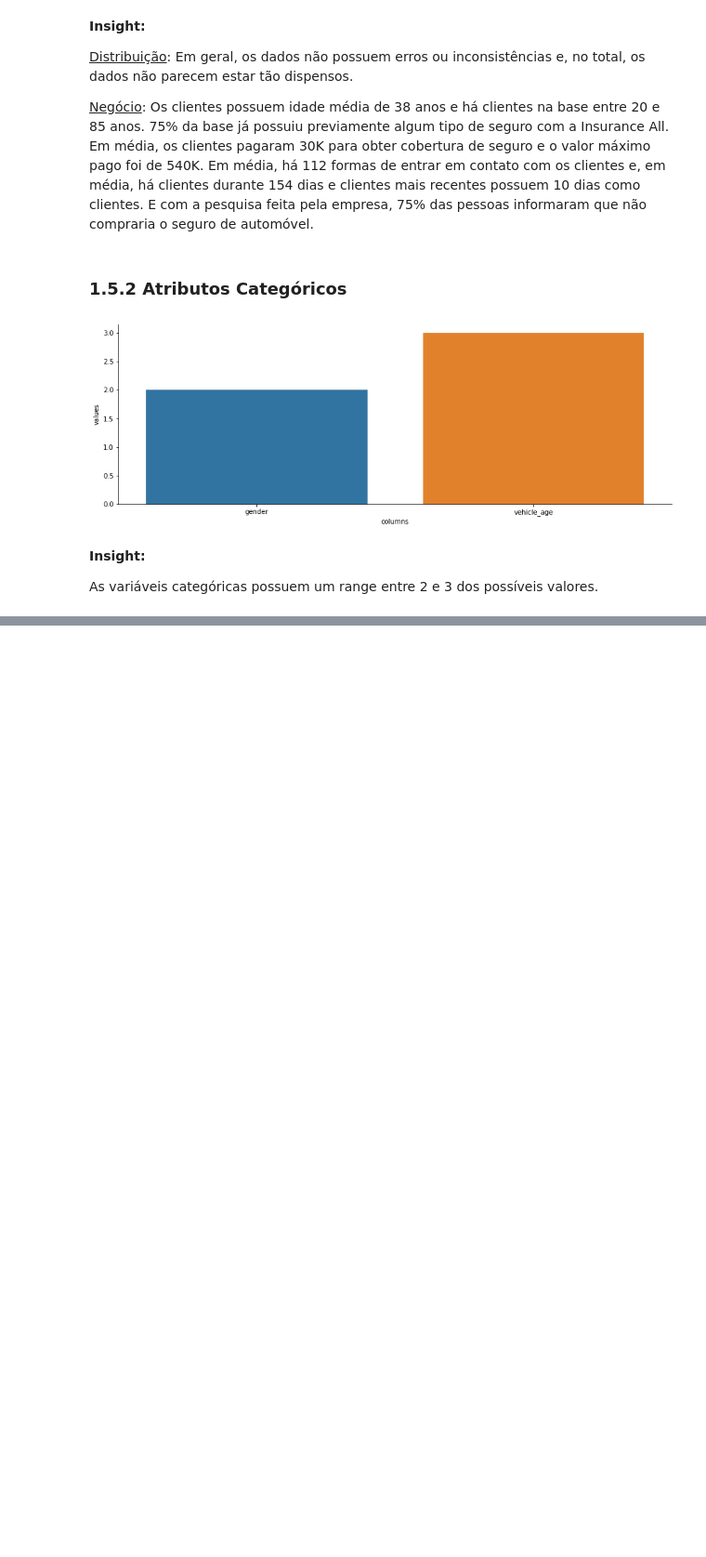
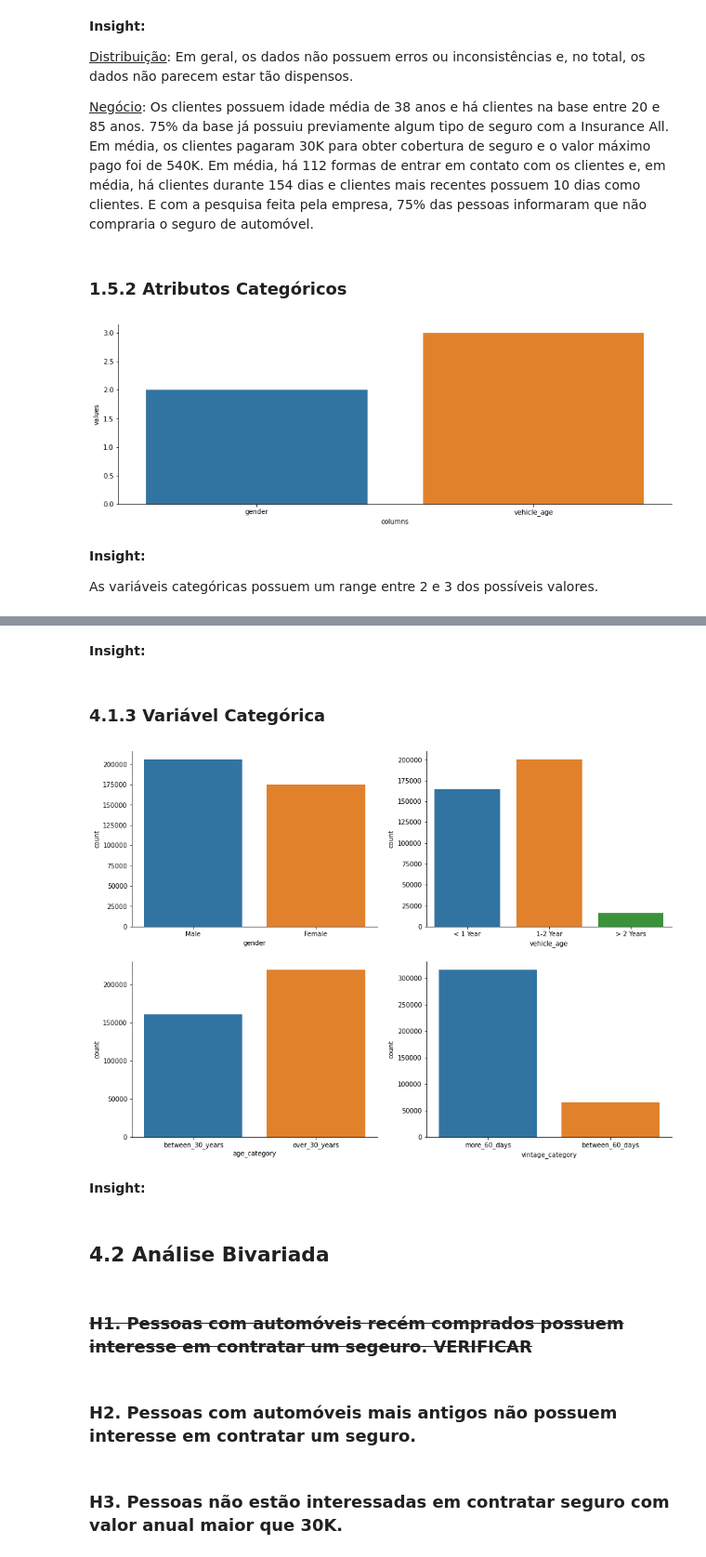
Before and after one commit to Jhonatanslopes/Health-Insurance-Cross-sell, a Jupyter notebook: notebook.ipynb, the cells around one changed output, grey strips where cells are left out. Shown at 93% size. Drawn from its saved outputs; the diff is of its cells as text; code cells hidden in the pictures; blank space fills up the shorter version.

```diff
--- a/notebook.ipynb
+++ b/notebook.ipynb
@@ -211,0 +336,37 @@ As variáveis categóricas possuem um range entre 2 e 3 dos possíveis valores.
+# %% [markdown]
+**Insight:**
+# %% [markdown]
+### 4.1.3 Variável Categórica
+# %%
+# Filter categorical data
+categorical = df3.select_dtypes(include=['object'])
+
+# Figure 1
+plt.figure(figsize=(15, 11))
+plt.subplot(2, 2, 1)
+sns.countplot(x='gender', data=df3)
+
+# Figure 2
+plt.subplot(2, 2, 2)
+sns.countplot(x='vehicle_age', data=df3)
+
+# Figure 3
+plt.subplot(2, 2, 3)
+sns.countplot(x='age_category', data=df3)
+
+# Figure 4
+plt.subplot(2, 2, 4)
+sns.countplot(x='vintage_category', data=df3)
+sns.despine(right=True);
+# %% [output]
+[figure, added]
+# %% [markdown]
+**Insight:**
+# %% [markdown]
+## 4.2 Análise Bivariada
+# %% [markdown]
+### <s>H1. Pessoas com automóveis recém comprados possuem interesse em contratar um segeuro.<s> **VERIFICAR**
+# %% [markdown]
+### H2. Pessoas com automóveis mais antigos não possuem interesse em contratar um seguro.
+# %% [markdown]
+### H3. Pessoas não estão interessadas em contratar seguro com valor anual maior que 30K.
```
Also changed, not shown: parts of 37 cells of this notebook.
